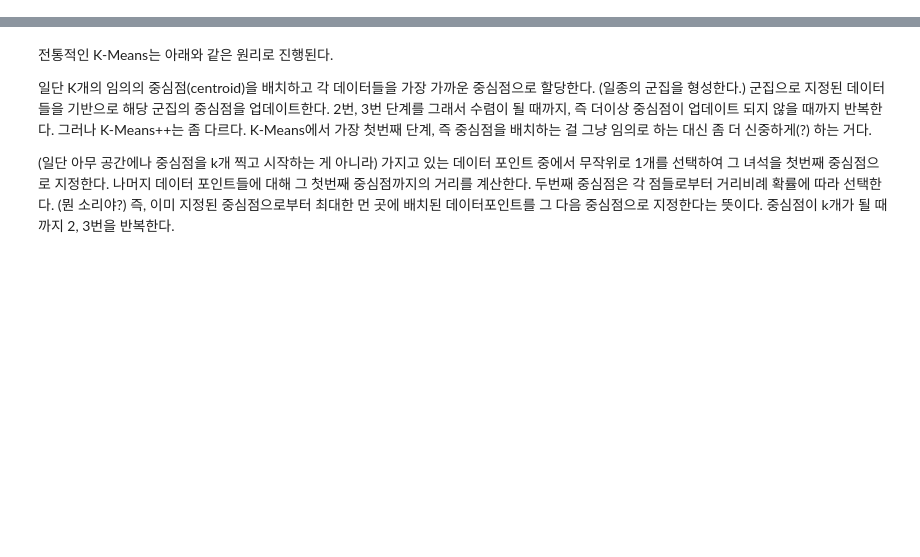
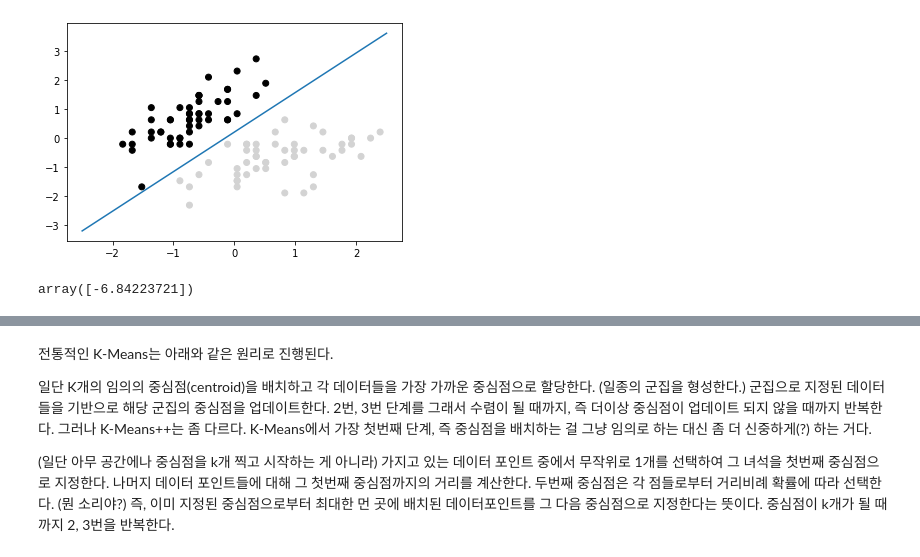
Before and after one commit to drifticee/mydatascience, a Jupyter notebook: 2020-08-12_knn_svm_nb.ipynb, the cells around one changed output, grey strips where cells are left out. Drawn from its saved outputs; the diff is of its cells as text; code cells hidden in the pictures; blank space fills up the shorter version.

```diff
--- a/2020-08-12_knn_svm_nb.ipynb
+++ b/2020-08-12_knn_svm_nb.ipynb
@@ -145,16 +177,22 @@ svc = LinearSVC(C=1.0) # 서포트 벡터 분류기 생성
 model = svc.fit(features_standardized, target) # 모델 훈련
 # %%
 from matplotlib import pyplot as plt
+
 # 클래스를 색으로 구분한 산점도를 그립니다.
 color = ["black" if c == 0 else "lightgrey" for c in target]
 plt.scatter(features_standardized[:,0], features_standardized[:,1], c=color)
+
 w = svc.coef_[0] # 초평면을 만듭니다.
 a = -w[0] / w[1]
 xx = np.linspace(-2.5, 2.5)
 yy = a * xx - (svc.intercept_[0]) / w[1]
 plt.plot(xx, yy) # 초평면을 그립니다.
-plt.axis("off"), plt.show();
+#plt.axis("off"),
+plt.show()
 new_observation = [[ -2, 3]] # 새로운 샘플을 만듭니다.
 svc.predict(new_observation) # 새로운 샘플의 클래스를 예측
-svc.decision_function(new_observation)
+svc.decision_function(new_observation) #분류에 대한 신뢰도 (절대값이 클수록 신뢰도 업인 듯)
+# %% [output]
+[figure, added]
+array([-6.84223721])
 # %%
```
Also changed, not shown: parts of 9 cells of this notebook.
